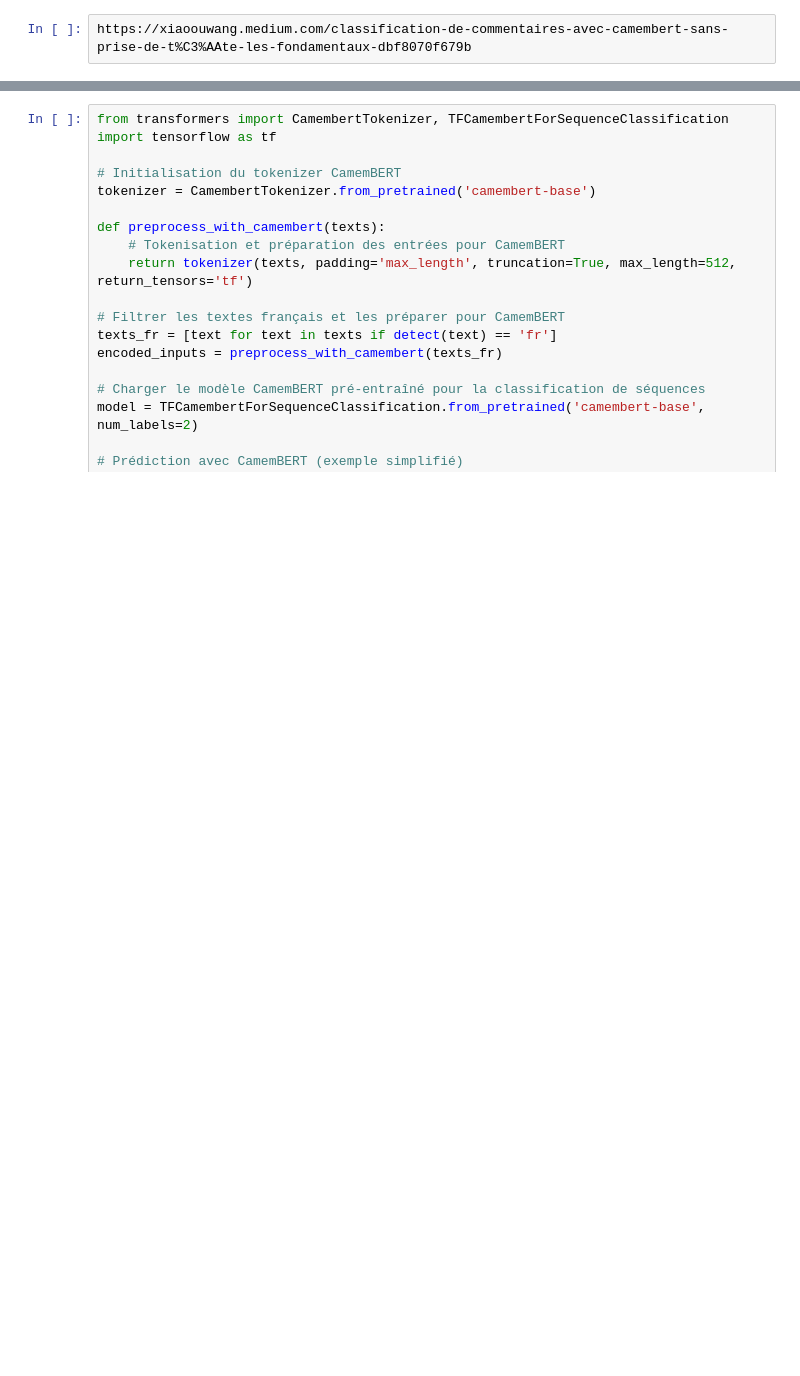
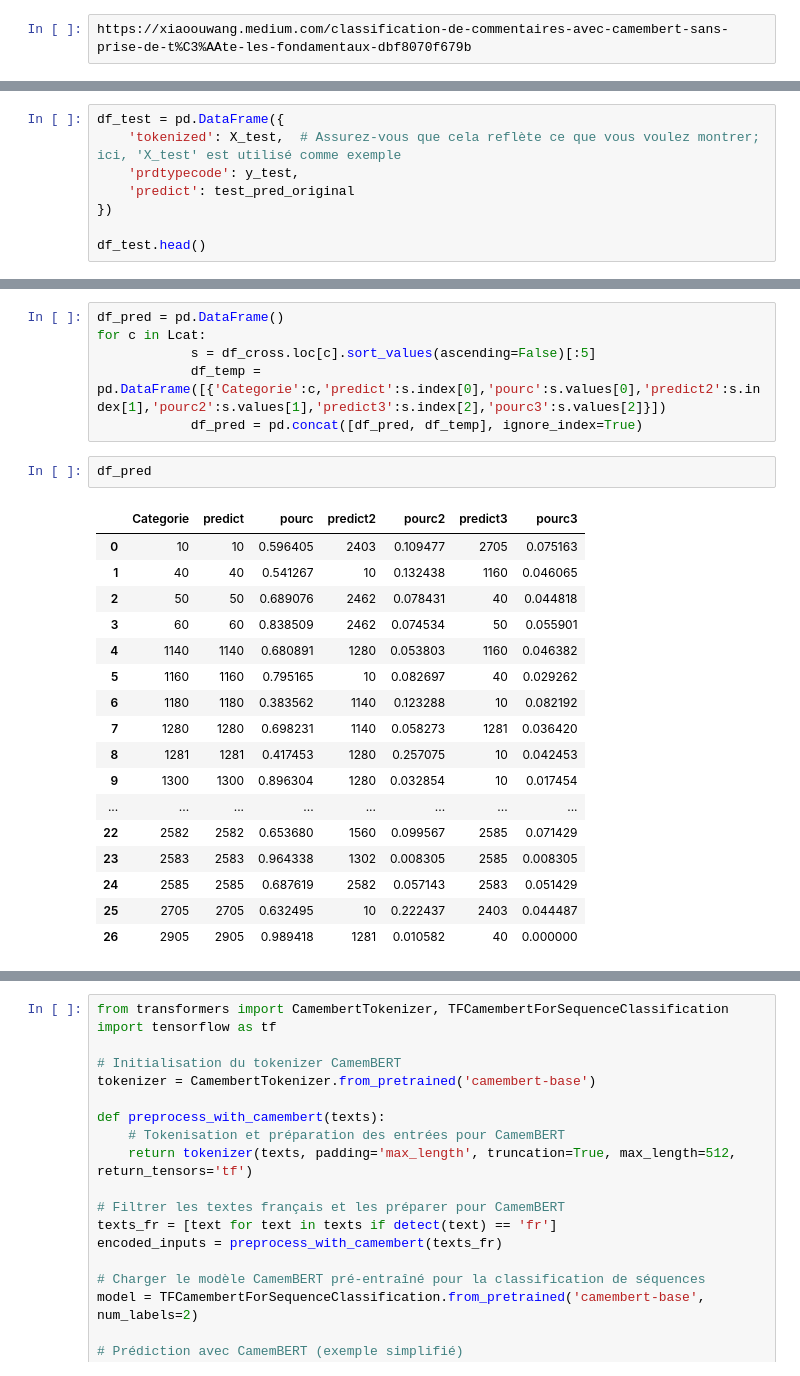
Before and after one commit to ManDes71/Rakuten_Text_Classification_TensorFlow, a Jupyter notebook: notebooks/Modele_RNN_07.ipynb, the cells around one changed output, grey strips where cells are left out. Drawn from its saved outputs; the diff is of its cells as text; blank space fills up the shorter version.

```diff
--- a/notebooks/Modele_RNN_07.ipynb
+++ b/notebooks/Modele_RNN_07.ipynb
@@ -179,0 +531,8 @@ https://xiaoouwang.medium.com/classification-de-commentaires-avec-camembert-sans
+# %%
+df_test = pd.DataFrame({
+    'tokenized': X_test,  # Assurez-vous que cela reflète ce que vous voulez montrer; ici, 'X_test' est utilisé comme exemple
+    'prdtypecode': y_test,
+    'predict': test_pred_original
+})
+
+df_test.head()
@@ -179,0 +580,26 @@ https://xiaoouwang.medium.com/classification-de-commentaires-avec-camembert-sans
+# %%
+df_pred = pd.DataFrame()
+for c in Lcat:
+            s = df_cross.loc[c].sort_values(ascending=False)[:5]
+            df_temp = pd.DataFrame([{'Categorie':c,'predict':s.index[0],'pourc':s.values[0],'predict2':s.index[1],'pourc2':s.values[1],'predict3':s.index[2],'pourc3':s.values[2]}])
+            df_pred = pd.concat([df_pred, df_temp], ignore_index=True)
+# %%
+df_pred
+# %% [output]
+|  | Categorie | predict | pourc | predict2 | pourc2 | predict3 | pourc3 |
+| 0 | 10 | 10 | 0.596405 | 2403 | 0.109477 | 2705 | 0.075163 |
+| 1 | 40 | 40 | 0.541267 | 10 | 0.132438 | 1160 | 0.046065 |
+| 2 | 50 | 50 | 0.689076 | 2462 | 0.078431 | 40 | 0.044818 |
+| 3 | 60 | 60 | 0.838509 | 2462 | 0.074534 | 50 | 0.055901 |
+| 4 | 1140 | 1140 | 0.680891 | 1280 | 0.053803 | 1160 | 0.046382 |
+| 5 | 1160 | 1160 | 0.795165 | 10 | 0.082697 | 40 | 0.029262 |
+| 6 | 1180 | 1180 | 0.383562 | 1140 | 0.123288 | 10 | 0.082192 |
+| 7 | 1280 | 1280 | 0.698231 | 1140 | 0.058273 | 1281 | 0.036420 |
+| 8 | 1281 | 1281 | 0.417453 | 1280 | 0.257075 | 10 | 0.042453 |
+| 9 | 1300 | 1300 | 0.896304 | 1280 | 0.032854 | 10 | 0.017454 |
+| ... | ... | ... | ... | ... | ... | ... | ... |
+| 22 | 2582 | 2582 | 0.653680 | 1560 | 0.099567 | 2585 | 0.071429 |
+| 23 | 2583 | 2583 | 0.964338 | 1302 | 0.008305 | 2585 | 0.008305 |
+| 24 | 2585 | 2585 | 0.687619 | 2582 | 0.057143 | 2583 | 0.051429 |
+| 25 | 2705 | 2705 | 0.632495 | 10 | 0.222437 | 2403 | 0.044487 |
+| 26 | 2905 | 2905 | 0.989418 | 1281 | 0.010582 | 40 | 0.000000 |
```
Also changed, not shown: parts of 49 cells of this notebook.
